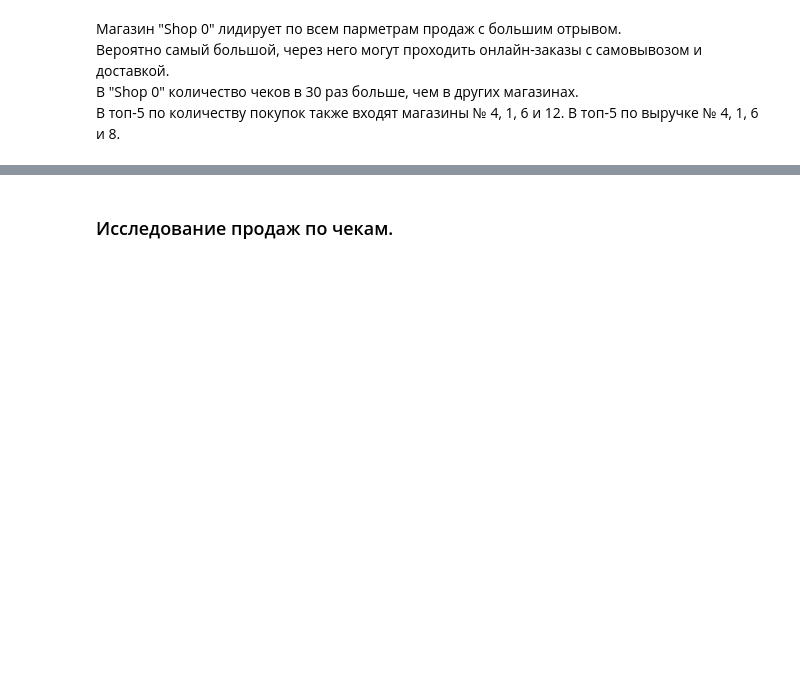
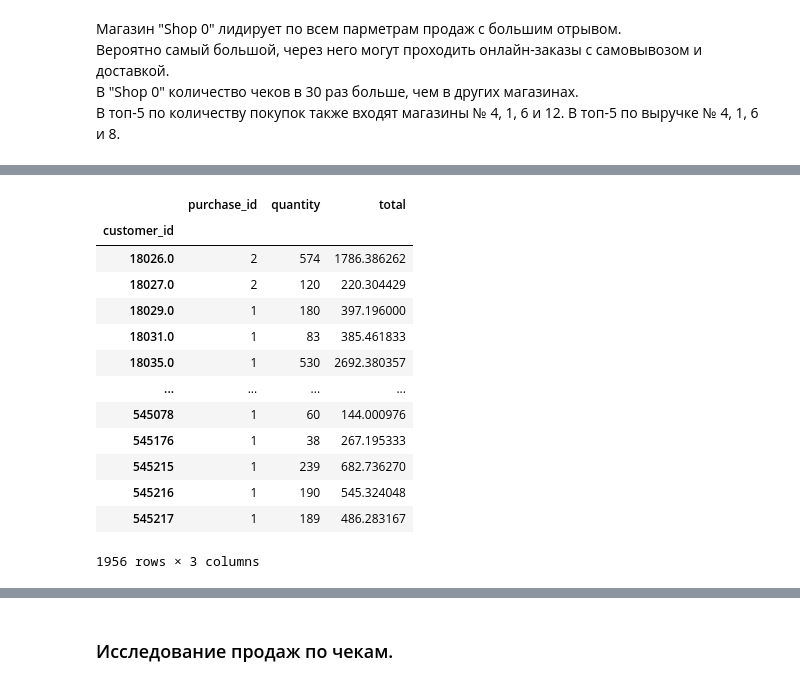
Before and after one commit to akirionenko/senior_progect, a Jupyter notebook: senior_project_1.ipynb, the cells around one changed output, grey strips where cells are left out. Cells and saved outputs as stored; diff of their text form; code cells hidden in the pictures; blank space fills up the shorter version.

```diff
--- a/senior_project_1.ipynb
+++ b/senior_project_1.ipynb
@@ -670,0 +698,17 @@ shop.sort_values(by=['purchase_id', 'quantity', 'total'], ascending=False).head(
+# %%
+customer
+# %% [output]
+|  | purchase_id | quantity | total |
+| customer_id |  |  |  |
+| 18026.0 | 2 | 574 | 1786.386262 |
+| 18027.0 | 2 | 120 | 220.304429 |
+| 18029.0 | 1 | 180 | 397.196000 |
+| 18031.0 | 1 | 83 | 385.461833 |
+| 18035.0 | 1 | 530 | 2692.380357 |
+| ... | ... | ... | ... |
+| 545078 | 1 | 60 | 144.000976 |
+| 545176 | 1 | 38 | 267.195333 |
+| 545215 | 1 | 239 | 682.736270 |
+| 545216 | 1 | 190 | 545.324048 |
+| 545217 | 1 | 189 | 486.283167 |
+1956 rows × 3 columns
```
Also changed, not shown: parts of 8 cells of this notebook.
